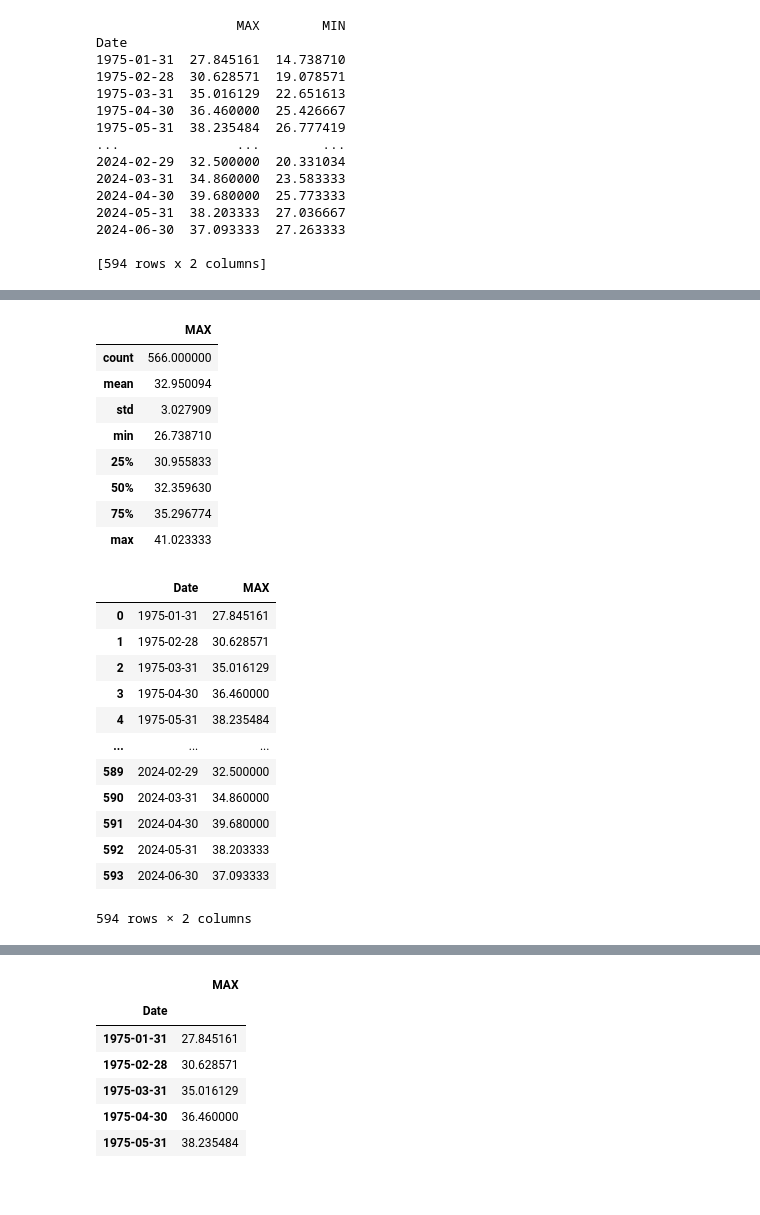
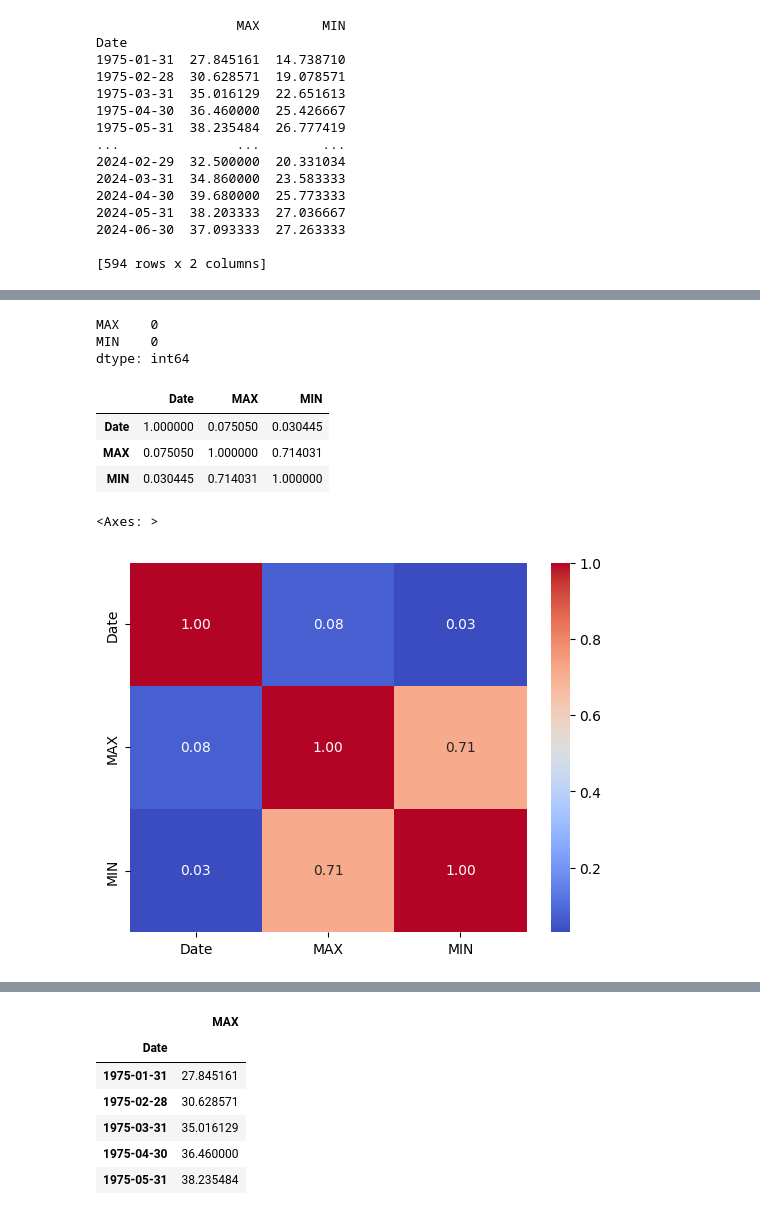
Before and after one commit to DeepMathukiya/Temperature, a Jupyter notebook: LSTM.ipynb, the cells around one changed output, grey strips where cells are left out. Saved outputs shown, nothing was run; the diff lists cells and outputs as text; code cells hidden in the pictures; blank space fills up the shorter version.

```diff
--- a/LSTM.ipynb
+++ b/LSTM.ipynb
@@ -26,7 +44,7 @@ data.head()
 # %%
 data.dropna(inplace=True)
 # %%
-data['Date'] = pd.to_datetime(data['Date'], format='%d/%m/%Y')
+data['Date'] = pd.to_datetime(data['Date'], format='%d-%m-%Y')
 
 # Set the 'Date' column as the index
 data.set_index('Date', inplace=True)
@@ -70,30 +106,28 @@ from tensorflow.keras.utils import plot_model
+# %%
+monthly_data.fillna(method='ffill', inplace=True)
+monthly_data.fillna(method='bfill', inplace=True)
+# %%
+monthly_data.isnull().sum()
+# %% [output]
+MAX    0
+MIN    0
+dtype: int64
+# %%
+data_re = monthly_data.reset_index()
+# %%
+corr_mat = data_re.corr()
+corr_mat
+# %% [output]
+|  | Date | MAX | MIN |
+| Date | 1.000000 | 0.075050 | 0.030445 |
+| MAX | 0.075050 | 1.000000 | 0.714031 |
+| MIN | 0.030445 | 0.714031 | 1.000000 |
+# %%
+import seaborn as sns
+corr_df = pd.DataFrame(corr_mat)
+sns.heatmap(corr_df, annot=True, cmap='coolwarm', fmt='.2f')
+# %% [output]
+<Axes: >
+[figure, added]
 # %%
 monthly_data=monthly_data.drop(['MIN'],axis=1)
-# %%
-monthly_data.describe()
-# %% [output]
-|  | MAX |
-| count | 566.000000 |
-| mean | 32.950094 |
-| std | 3.027909 |
-| min | 26.738710 |
-| 25% | 30.955833 |
-| 50% | 32.359630 |
-| 75% | 35.296774 |
-| max | 41.023333 |
-# %%
-monthly_data.reset_index()
-# %% [output]
-|  | Date | MAX |
-| 0 | 1975-01-31 | 27.845161 |
-| 1 | 1975-02-28 | 30.628571 |
-| 2 | 1975-03-31 | 35.016129 |
-| 3 | 1975-04-30 | 36.460000 |
-| 4 | 1975-05-31 | 38.235484 |
-| ... | ... | ... |
-| 589 | 2024-02-29 | 32.500000 |
-| 590 | 2024-03-31 | 34.860000 |
-| 591 | 2024-04-30 | 39.680000 |
-| 592 | 2024-05-31 | 38.203333 |
-| 593 | 2024-06-30 | 37.093333 |
-594 rows × 2 columns
```
Also changed, not shown: parts of 9 cells of this notebook, 1 other file.
